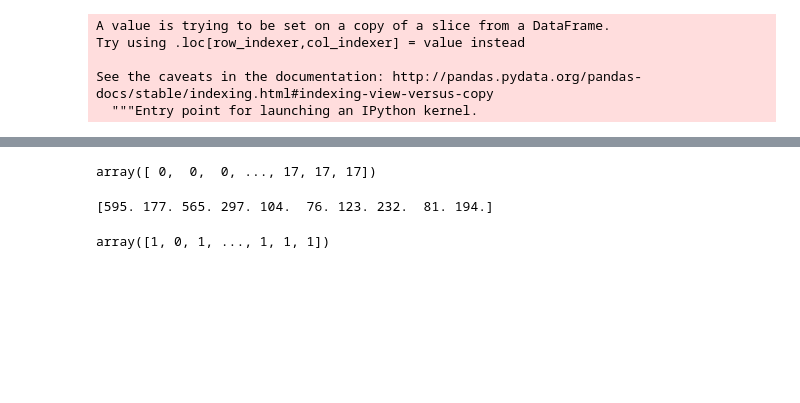
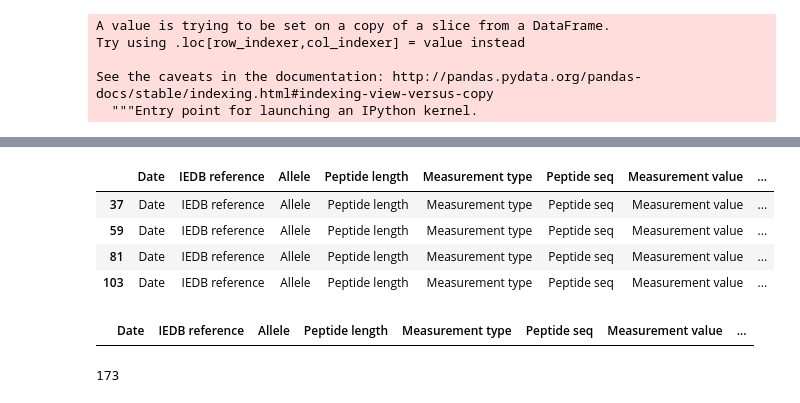
Before and after one commit to patrickbryant1/MHCII, a Jupyter notebook: MHCII_EDA.ipynb, the cells around one changed output, grey strips where cells are left out. Cells and saved outputs as stored; diff of their text form; code cells hidden in the pictures; blank space fills up the shorter version.

```diff
--- a/MHCII_EDA.ipynb
+++ b/MHCII_EDA.ipynb
@@ -424,14 +573,19 @@ See the caveats in the documentation: http://pandas.pydata.org/pandas-docs/stabl
+# %%
+#Here are some remnants from headers
+prev5bench[prev5bench['Allele']=='Allele']
+# %% [output]
+|  | Date | IEDB reference | Allele | Peptide length | Measurement type | Peptide seq | Measurement value | ... |
+| 37 | Date | IEDB reference | Allele | Peptide length | Measurement type | Peptide seq | Measurement value | ... |
+| 59 | Date | IEDB reference | Allele | Peptide length | Measurement type | Peptide seq | Measurement value | ... |
+| 81 | Date | IEDB reference | Allele | Peptide length | Measurement type | Peptide seq | Measurement value | ... |
+| 103 | Date | IEDB reference | Allele | Peptide length | Measurement type | Peptide seq | Measurement value | ... |
+# %%
+prev5bench = prev5bench[~prev5bench['Allele'].isin(['Allele'])]
+prev5bench[prev5bench['Allele']=='Allele']
+# %% [output]
+|  | Date | IEDB reference | Allele | Peptide length | Measurement type | Peptide seq | Measurement value | ... |
 # %%
-ic50_df.to_csv('/home/pbryant/MHCII/ic50.csv')
+prev5bench.to_csv('/home/pbryant/MHCII/prev5bench.csv')
+len(prev5bench)
+# %% [output]
+173
-# %%
-np.asarray(ic50_df['allele_enc'])
-# %% [output]
-array([ 0,  0,  0, ..., 17, 17, 17])
-# %%
-y = np.asarray(ic50_df['measurement_value'])
-print(y[0:10])
-t = np.digitize(y, [500])
-t
-# %% [output]
-[595. 177. 565. 297. 104.  76. 123. 232.  81. 194.]
-array([1, 0, 1, ..., 1, 1, 1])
```
Also changed, not shown: parts of 18 cells of this notebook, 6 other files.
